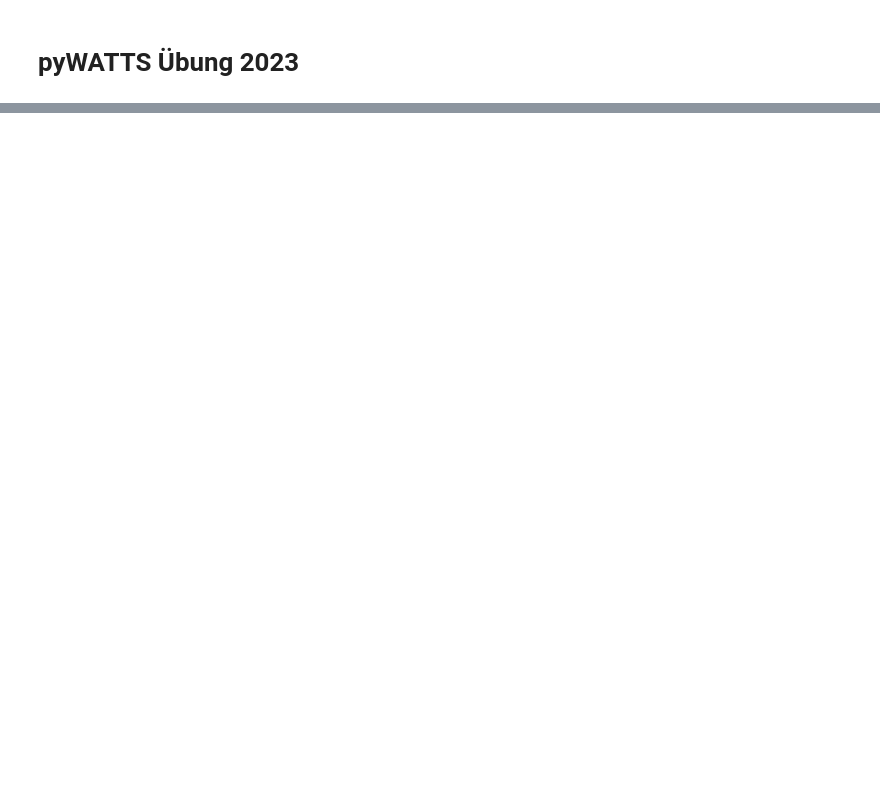
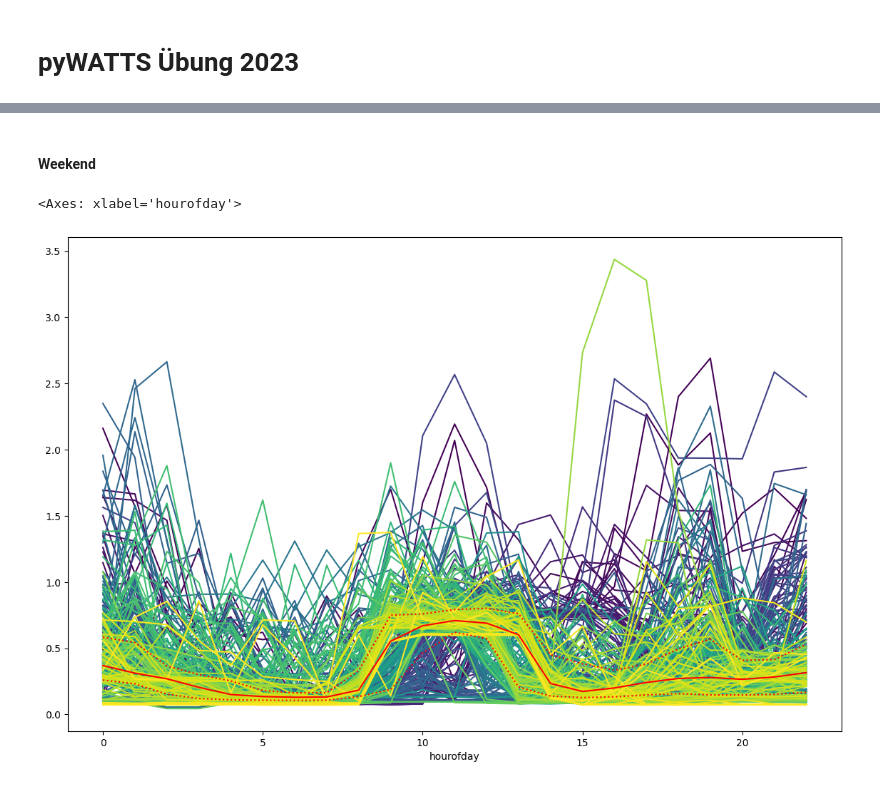
Before and after one commit to hertelm/uebung-2023-pyWATTS, a Jupyter notebook: uebung_pyWATTS.ipynb, the cells around one changed output, grey strips where cells are left out. Saved outputs shown, nothing was run; the diff lists cells and outputs as text; code cells hidden in the pictures; blank space fills up the shorter version.

```diff
--- a/uebung_pyWATTS.ipynb
+++ b/uebung_pyWATTS.ipynb
@@ -30,0 +77,12 @@ data.head()
+# %% [markdown]
+#### Weekend
+# %%
+
+pivot = pd.pivot_table(data[data["weekday"] >= 5], index=['hourofday'],columns=['days_since_start'], values=['demand'])[:-1]
+pivot["demand"].plot(legend=False,colormap="viridis")
+pivot.median(axis=1).plot(color="red")
+pivot.quantile(0.25,axis=1).plot(color="red",linestyle='dotted')
+pivot.quantile(0.75,axis=1).plot(color="red",linestyle='dotted')
+# %% [output]
+<Axes: xlabel='hourofday'>
+[figure, added]
```
Also changed, not shown: parts of 26 cells of this notebook.
